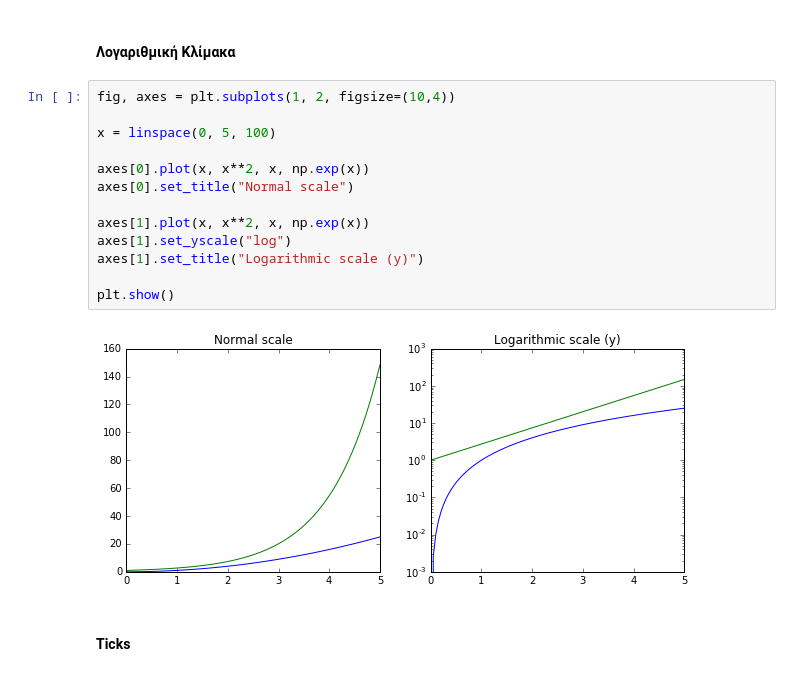
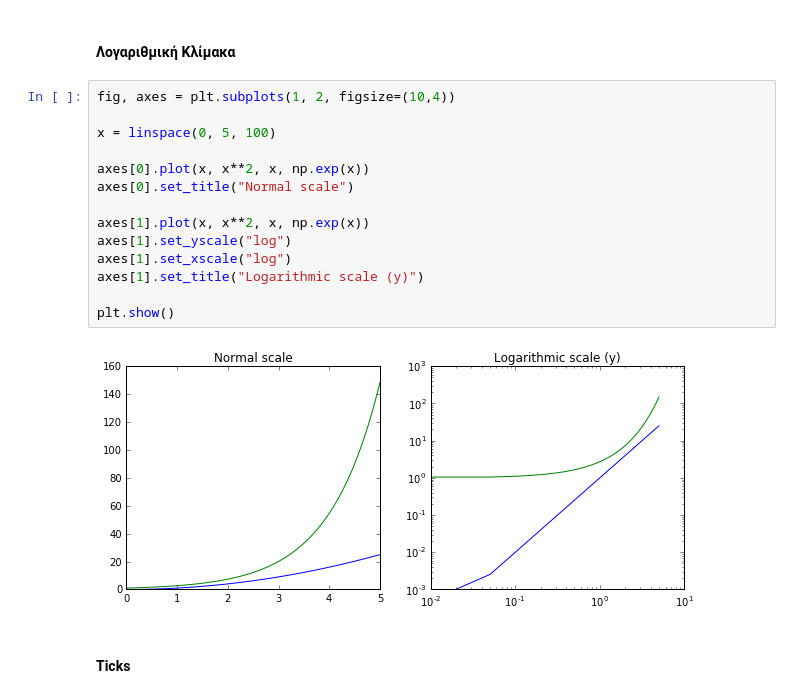
Before and after one commit to mwysis/MathimaPython2016, a Jupyter notebook: PythonMathimaNotes_GrafikesParastaseisMeMatplotlib.ipynb, the cells around one changed output. Drawn from its saved outputs; the diff is of its cells as text.

```diff
--- a/PythonMathimaNotes_GrafikesParastaseisMeMatplotlib.ipynb
+++ b/PythonMathimaNotes_GrafikesParastaseisMeMatplotlib.ipynb
@@ -443,18 +495,19 @@ plt.show()
 # %%
 fig, axes = plt.subplots(1, 2, figsize=(10,4))
 
 x = linspace(0, 5, 100)
 
 axes[0].plot(x, x**2, x, np.exp(x))
 axes[0].set_title("Normal scale")
 
 axes[1].plot(x, x**2, x, np.exp(x))
 axes[1].set_yscale("log")
+axes[1].set_xscale("log")
 axes[1].set_title("Logarithmic scale (y)")
 
 plt.show()
 # %% [output]
-[figure, old version]
+[figure, new version]
 # %% [markdown]
 #### Ticks
 # %%
```
Also changed, not shown: parts of 36 cells of this notebook, 3 other files.
